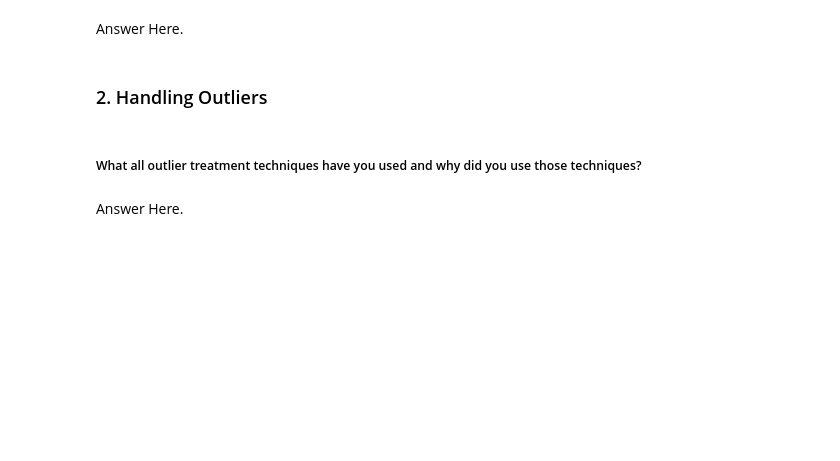
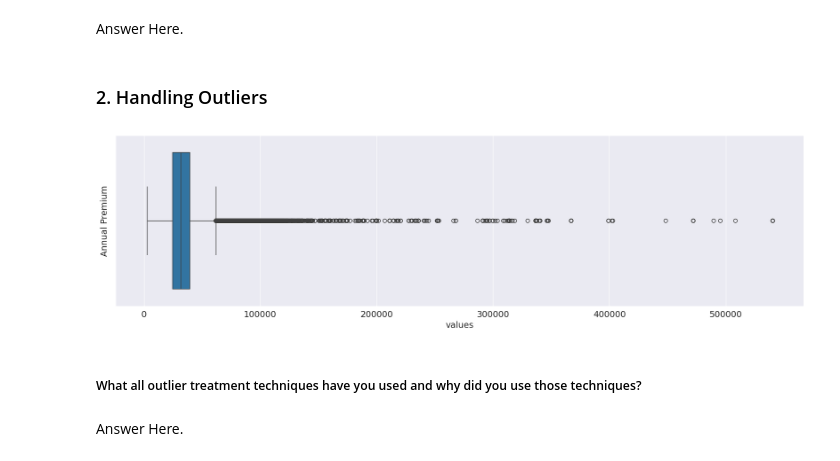
Before and after one commit to NIKHILNIGUDKAR/Health-Insurance-Cross-Sell-Prediction, a Jupyter notebook: Health_Insurance_Cross_Sell_Prediction.ipynb, the cells around one changed output. Cells and saved outputs as stored; diff of their text form; code cells hidden in the pictures; blank space fills up the shorter version.

```diff
--- a/Health_Insurance_Cross_Sell_Prediction.ipynb
+++ b/Health_Insurance_Cross_Sell_Prediction.ipynb
@@ -912,3 +939,15 @@ Answer Here.
+# %%
+# Handling Outliers & Outlier treatments
+#After investigating we found most of the outliers in Annual Premium
+
+
+# Plotting the boxplot for 'Annual_Premium'
+sns.boxplot(x=df['Annual_Premium'])
+plt.xlabel('values')
+plt.ylabel('Annual Premium')
+plt.show()
+# %% [output]
+[figure, added]
 # %% [markdown]
 ##### What all outlier treatment techniques have you used and why did you use those techniques?
 # %% [markdown]
```
Also changed, not shown: parts of 13 cells of this notebook.
